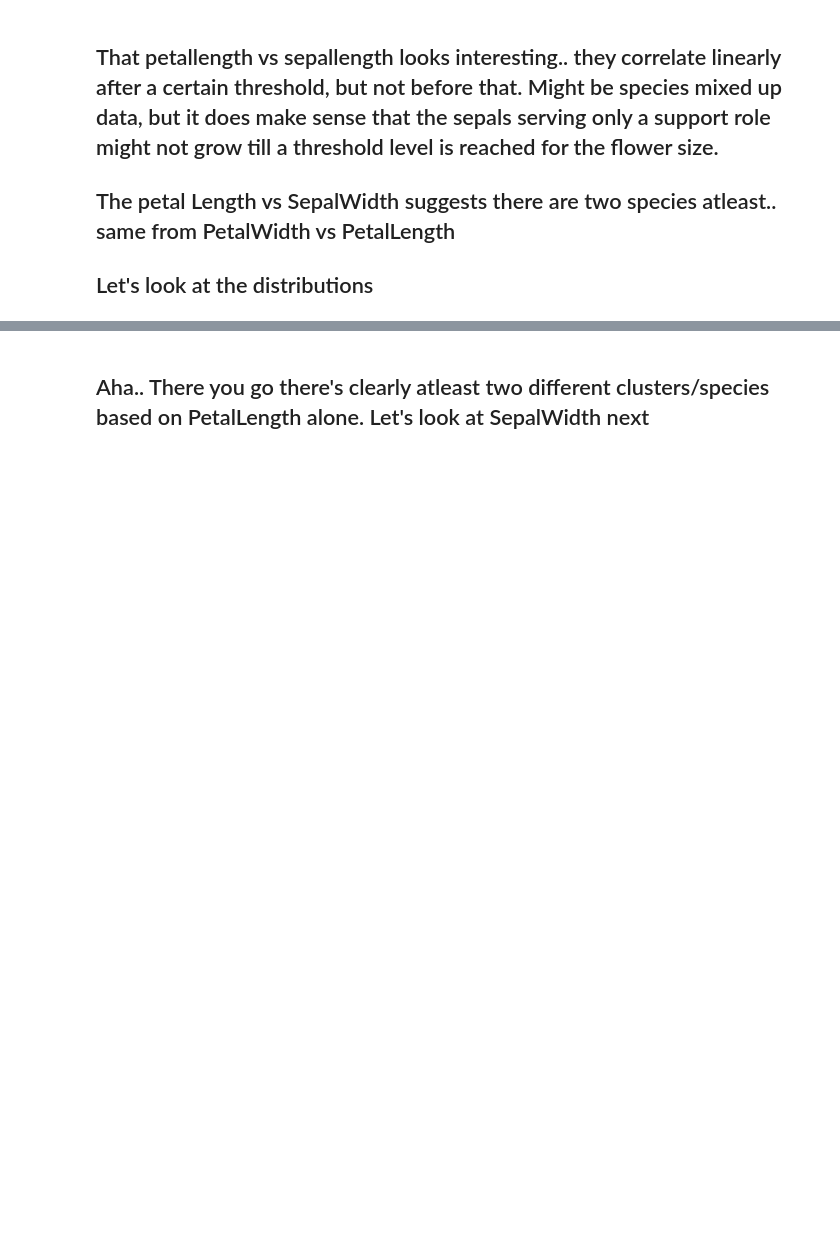
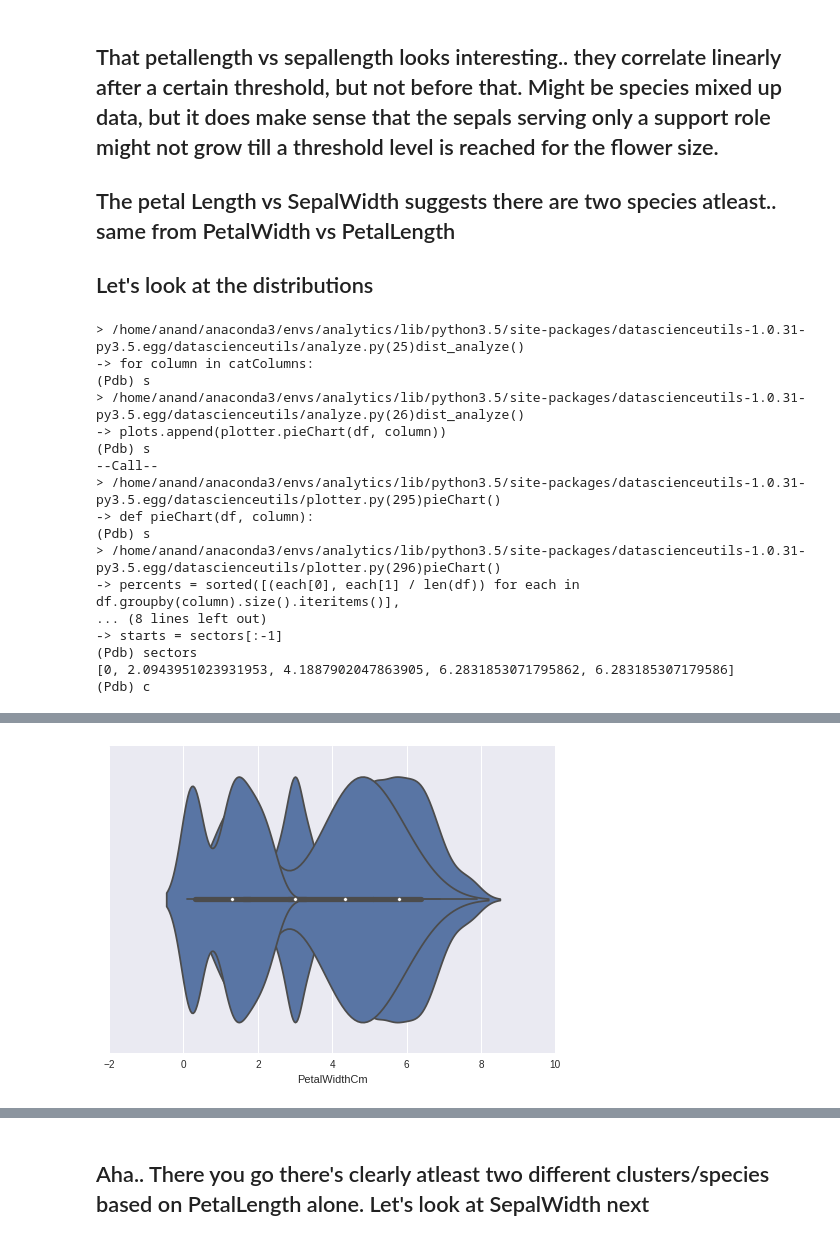
Before and after one commit to greytip/dsu-examples, a Jupyter notebook: IrisDataExplorer.ipynb, the cells around one changed output, grey strips where cells are left out. Saved outputs shown, nothing was run; the diff lists cells and outputs as text; code cells hidden in the pictures; blank space fills up the shorter version.

```diff
--- a/IrisDataExplorer.ipynb
+++ b/IrisDataExplorer.ipynb
@@ -108,3 +108,23 @@ PetalWidthCm        0.516904     -0.117981       1.296387      0.582414
 ## The petal Length vs SepalWidth suggests there are two species atleast.. same from PetalWidth vs PetalLength
 
 ## Let's look at the distributions
+# %%
+analyze.dist_analyze(irisDf)
+# %% [output]
+> /home/anand/anaconda3/envs/analytics/lib/python3.5/site-packages/datascienceutils-1.0.31-py3.5.egg/datascienceutils/analyze.py(25)dist_analyze()
+-> for column in catColumns:
+(Pdb) s
+> /home/anand/anaconda3/envs/analytics/lib/python3.5/site-packages/datascienceutils-1.0.31-py3.5.egg/datascienceutils/analyze.py(26)dist_analyze()
+-> plots.append(plotter.pieChart(df, column))
+(Pdb) s
+--Call--
+> /home/anand/anaconda3/envs/analytics/lib/python3.5/site-packages/datascienceutils-1.0.31-py3.5.egg/datascienceutils/plotter.py(295)pieChart()
+-> def pieChart(df, column):
+(Pdb) s
+> /home/anand/anaconda3/envs/analytics/lib/python3.5/site-packages/datascienceutils-1.0.31-py3.5.egg/datascienceutils/plotter.py(296)pieChart()
+-> percents = sorted([(each[0], each[1] / len(df)) for each in df.groupby(column).size().iteritems()],
+... (8 lines left out)
+-> starts = sectors[:-1]
+(Pdb) sectors
+[0, 2.0943951023931953, 4.1887902047863905, 6.2831853071795862, 6.283185307179586]
+(Pdb) c
@@ -111,3 +132,4 @@ PetalWidthCm        0.516904     -0.117981       1.296387      0.582414
+[figure, added]
 # %%
 analyze.dist_analyze(irisDf, 'PetalLengthCm')
 # %% [output]
```
Also changed, not shown: parts of 6 cells of this notebook.
